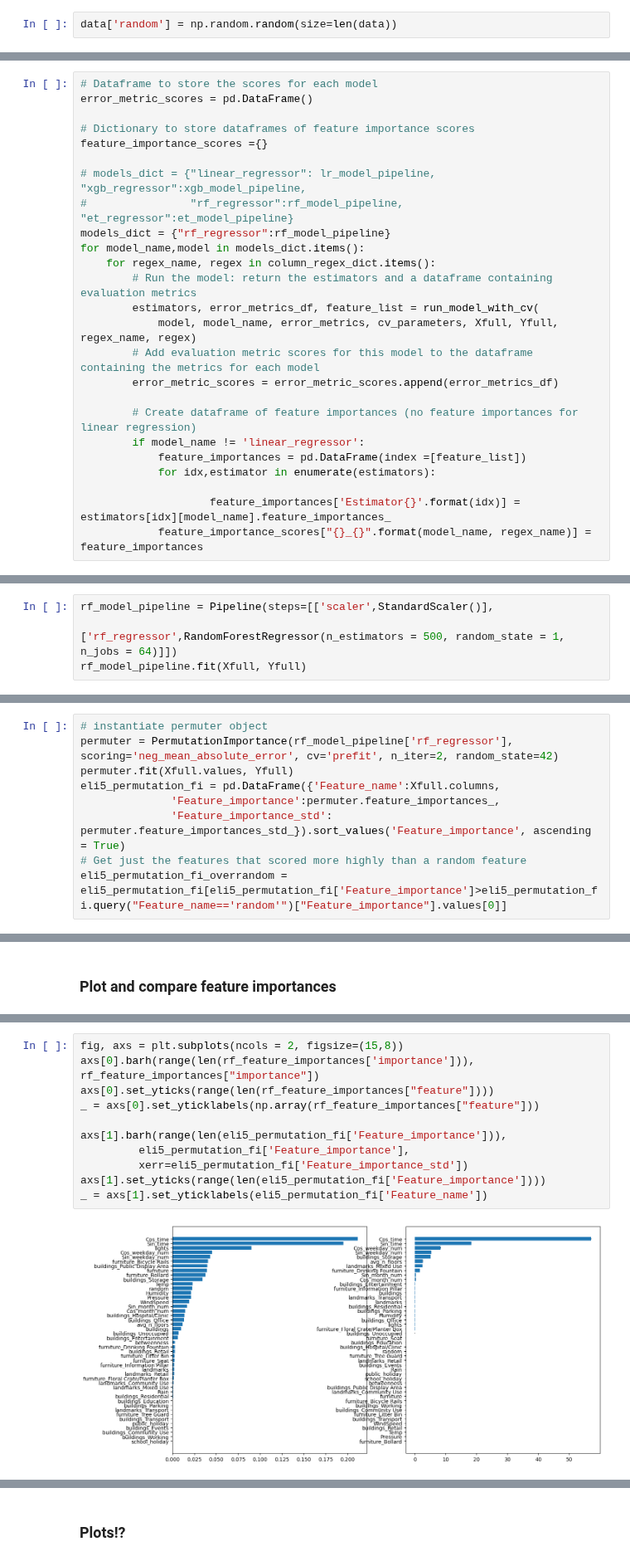
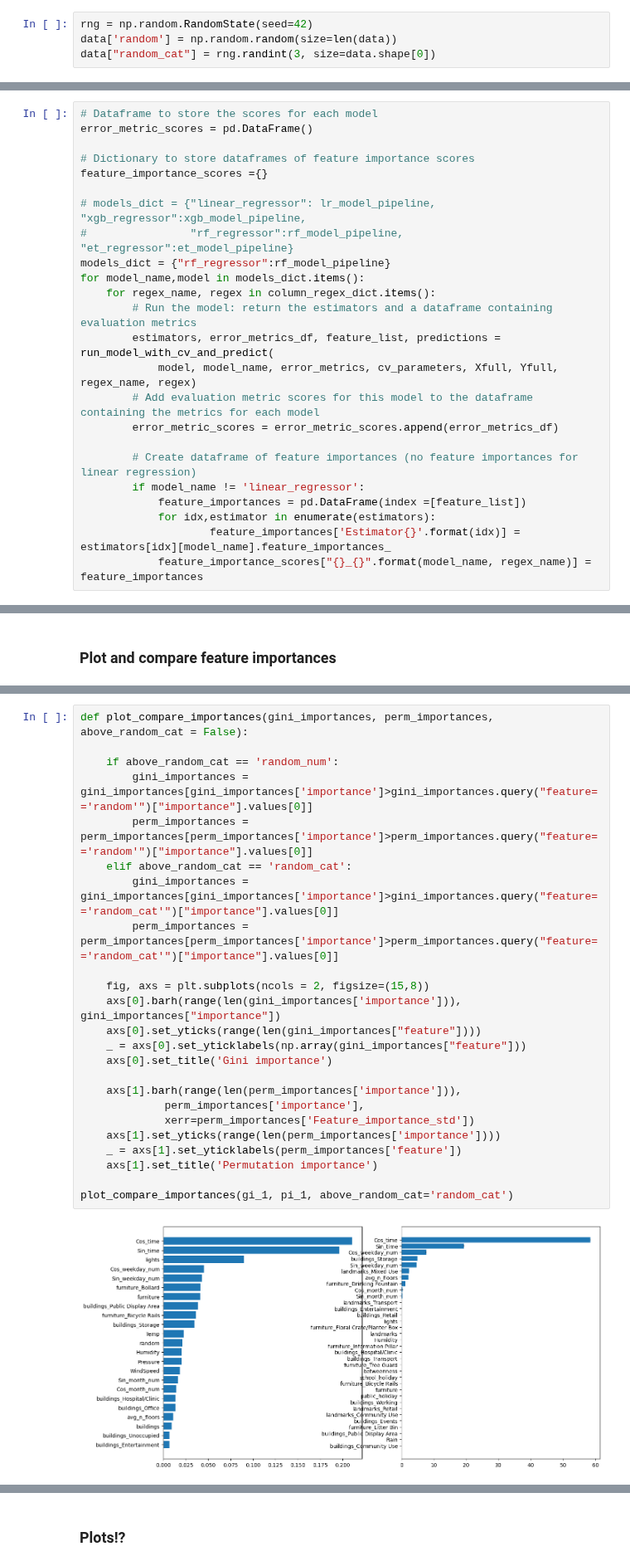
Before and after one commit to nickmalleson/footfall, a Jupyter notebook: MelbourneAnalysis/Modelling/NewModelling-FullDataset.ipynb, the cells around one changed output, grey strips where cells are left out. Shown at 83% size. Drawn from its saved outputs; the diff is of its cells as text.

```diff
--- a/MelbourneAnalysis/Modelling/NewModelling-FullDataset.ipynb
+++ b/MelbourneAnalysis/Modelling/NewModelling-FullDataset.ipynb
@@ -74,7 +73,9 @@ for column in data.columns:
 # %% [markdown]
 ### Add a random variable (to compare performance of other variables against)
 # %%
+rng = np.random.RandomState(seed=42)
 data['random'] = np.random.random(size=len(data))
+data["random_cat"] = rng.randint(3, size=data.shape[0])
 # %% [markdown]
 ## Prepare data for modelling
 ### Split into predictor/predictand variables
@@ -126,7 +127,7 @@ models_dict = {"rf_regressor":rf_model_pipeline}
 for model_name,model in models_dict.items():
     for regex_name, regex in column_regex_dict.items():
         # Run the model: return the estimators and a dataframe containing evaluation metrics
-        estimators, error_metrics_df, feature_list = run_model_with_cv(
+        estimators, error_metrics_df, feature_list, predictions = run_model_with_cv_and_predict(
             model, model_name, error_metrics, cv_parameters, Xfull, Yfull, regex_name, regex)
         # Add evaluation metric scores for this model to the dataframe containing the metrics for each model
         error_metric_scores = error_metric_scores.append(error_metrics_df)
@@ -135,7 +136,6 @@ for model_name,model in models_dict.items():
         if model_name != 'linear_regressor':
             feature_importances = pd.DataFrame(index =[feature_list])
             for idx,estimator in enumerate(estimators):
-
                     feature_importances['Estimator{}'.format(idx)] = estimators[idx][model_name].feature_importances_
             feature_importance_scores["{}_{}".format(model_name, regex_name)] = feature_importances
 # %% [output]
@@ -160,7 +185,3 @@ Random Forest was the best performing model
 # %% [markdown]
 ## Fit the final model
 For this, we use all of the data
-# %%
-rf_model_pipeline = Pipeline(steps=[['scaler',StandardScaler()],
-                                    ['rf_regressor',RandomForestRegressor(n_estimators = 500, random_state = 1, n_jobs = 64)]])
-rf_model_pipeline.fit(Xfull, Yfull)
@@ -183,9 +218,0 @@ rf_feature_importances_overrandom = rf_feature_importances[rf_feature_importance
-# %%
-# instantiate permuter object
-permuter = PermutationImportance(rf_model_pipeline['rf_regressor'], scoring='neg_mean_absolute_error', cv='prefit', n_iter=2, random_state=42)
-permuter.fit(Xfull.values, Yfull)
-eli5_permutation_fi = pd.DataFrame({'Feature_name':Xfull.columns,
-              'Feature_importance':permuter.feature_importances_,
-              'Feature_importance_std': permuter.feature_importances_std_}).sort_values('Feature_importance', ascending = True)
-# Get just the features that scored more highly than a random feature
-eli5_permutation_fi_overrandom = eli5_permutation_fi[eli5_permutation_fi['Feature_importance']>eli5_permutation_fi.query("Feature_name=='random'")["Feature_importance"].values[0]]
@@ -194,13 +260,26 @@ eli5_permutation_fi_overrandom = eli5_permutation_fi[eli5_permutation_fi['Featur
 # %%
-fig, axs = plt.subplots(ncols = 2, figsize=(15,8))
-axs[0].barh(range(len(rf_feature_importances['importance'])), rf_feature_importances["importance"])
-axs[0].set_yticks(range(len(rf_feature_importances["feature"])))
-_ = axs[0].set_yticklabels(np.array(rf_feature_importances["feature"]))
+def plot_compare_importances(gini_importances, perm_importances, above_random_cat = False):
 
-axs[1].barh(range(len(eli5_permutation_fi['Feature_importance'])),
-         eli5_permutation_fi['Feature_importance'],
-         xerr=eli5_permutation_fi['Feature_importance_std'])
-axs[1].set_yticks(range(len(eli5_permutation_fi['Feature_importance'])))
-_ = axs[1].set_yticklabels(eli5_permutation_fi['Feature_name'])
+    if above_random_cat == 'random_num':
+        gini_importances = gini_importances[gini_importances['importance']>gini_importances.query("feature=='random'")["importance"].values[0]]
+        perm_importances = perm_importances[perm_importances['importance']>perm_importances.query("feature=='random'")["importance"].values[0]]
+    elif above_random_cat == 'random_cat':
+        gini_importances = gini_importances[gini_importances['importance']>gini_importances.query("feature=='random_cat'")["importance"].values[0]]
+        perm_importances = perm_importances[perm_importances['importance']>perm_importances.query("feature=='random_cat'")["importance"].values[0]]
+
+    fig, axs = plt.subplots(ncols = 2, figsize=(15,8))
+    axs[0].barh(range(len(gini_importances['importance'])), gini_importances["importance"])
+    axs[0].set_yticks(range(len(gini_importances["feature"])))
+    _ = axs[0].set_yticklabels(np.array(gini_importances["feature"]))
+    axs[0].set_title('Gini importance')
+
+    axs[1].barh(range(len(perm_importances['importance'])),
+             perm_importances['importance'],
+             xerr=perm_importances['Feature_importance_std'])
+    axs[1].set_yticks(range(len(perm_importances['importance'])))
+    _ = axs[1].set_yticklabels(perm_importances['feature'])
+    axs[1].set_title('Permutation importance')
+
+plot_compare_importances(gi_1, pi_1, above_random_cat='random_cat')
 # %% [output]
-[figure, old version]
+[figure, new version]
```
Also changed, not shown: parts of 26 cells of this notebook.
